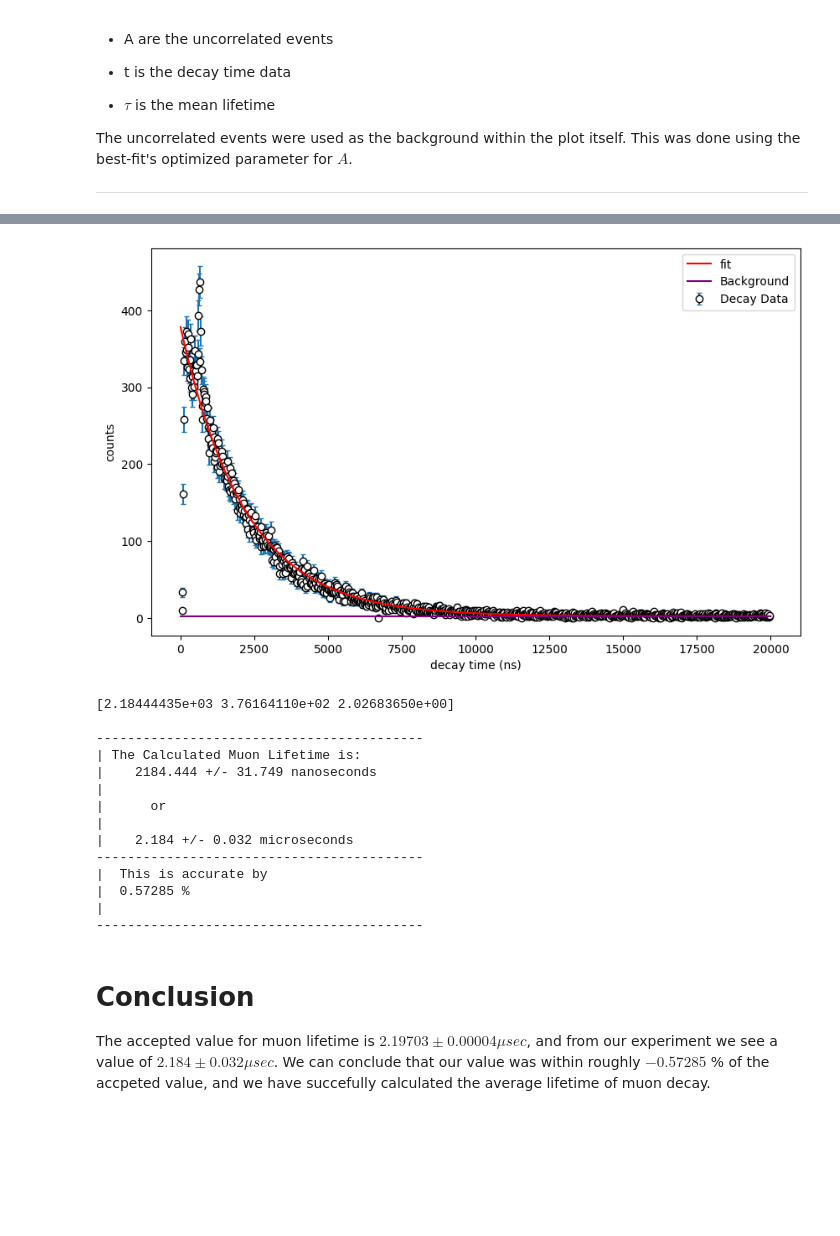
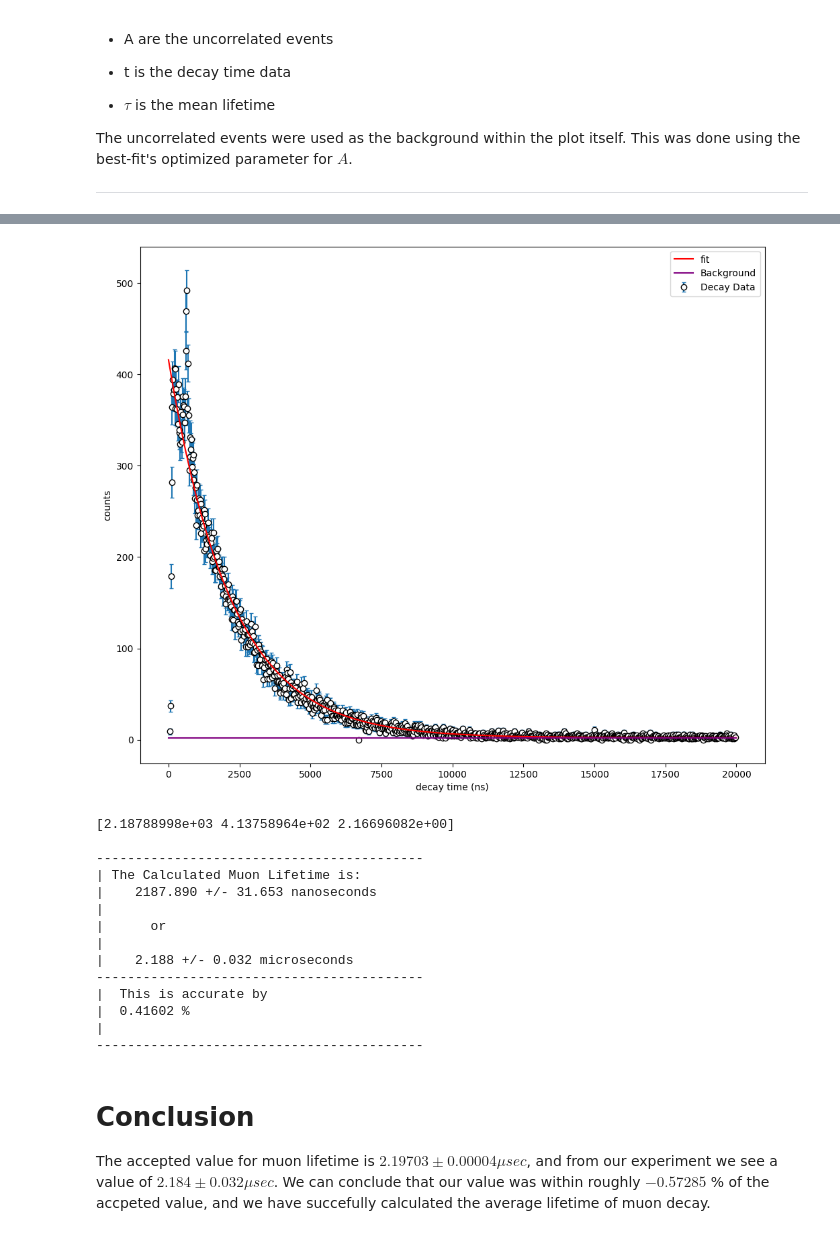
Before and after one commit to Galactikhan/Advacend_PHYS_Lab, a Jupyter notebook: Lab_3_Muon_Decay/Lab3_Draft_EvanB.ipynb, the cells around one changed output, grey strips where cells are left out. Saved outputs shown, nothing was run; the diff lists cells and outputs as text; code cells hidden in the pictures; blank space fills up the shorter version.

```diff
--- a/Lab_3_Muon_Decay/Lab3_Draft_EvanB.ipynb
+++ b/Lab_3_Muon_Decay/Lab3_Draft_EvanB.ipynb
@@ -54,7 +56,8 @@ Muon_Data_Files = ['23-10-30-16-26.data',
                    '23-11-13-15-59.data',
                    '23-11-15-15-50.data',
                    '23-11-17-16-43.data',
-                   '23-11-20-16-11.data']
+                   '23-11-20-16-11.data',
+                   '23-11-25-14-50.data']
 #########################################
 # Loop count
 number_files = len(Muon_Data_Files)
@@ -76,7 +79,7 @@ DecayTime_Initial = np.concatenate(Decay_Times_List)
 #
 ########################################
 # Remove values >= 40000 from DecayTime
-DecayTime = DecayTime_Initial[np.where((DecayTime_Initial>5) & (DecayTime_Initial < 40000))]
+DecayTime = DecayTime_Initial[np.where((DecayTime_Initial < 40000))]
 # %% [markdown]
 </br>
 </br>
@@ -148,7 +151,7 @@ i = 1          #
 # Call fit function ##################################################
 popt, pcov = curve_fit(Fit_Func, bin_centers[i:], counts[i:], guess) #
 # %%
-plt.figure(figsize=(10, 6))
+plt.figure(figsize=(12, 10))
 ###################
 # Plot Bin Height #
 ###################
@@ -226,46 +229,46 @@ print(popt) #######################
 #
 #################################
 # Extract Error from Covariance #
 perr = np.sqrt(np.diag(pcov))
 #################################
 #
 ####################
 # DecayTime Output #
 ####################
 # Accepted Value
 Muon_Decay_accepted_value = 2.19703
 # Accuracy with respect to accepted value
 Accuracy_percent = ((Muon_Decay_accepted_value - (popt[0]/1e3))/Muon_Decay_accepted_value)*100
 # Final Output
 Muon_Decay_Output = f"""
 {'-'*42}
 | The Calculated Muon Lifetime is:
 |    {popt[0]:.3f} +/- {perr[0]:.3f} nanoseconds
 |
 |      or
 |
 |    {popt[0]/1e3:.3f} +/- {perr[0]/1e3:.3f} microseconds
 {'-'*42}
 |  This is accurate by
 |  {Accuracy_percent:.5f} %
 |
 {'-'*42}
 """
 print(Muon_Decay_Output)
 # %% [output]
-[figure, old version]
+[figure, new version]
-[2.18444435e+03 3.76164110e+02 2.02683650e+00]
+[2.18788998e+03 4.13758964e+02 2.16696082e+00]
 
 ------------------------------------------
 | The Calculated Muon Lifetime is:
-|    2184.444 +/- 31.749 nanoseconds
+|    2187.890 +/- 31.653 nanoseconds
 |
 |      or
 |
-|    2.184 +/- 0.032 microseconds
+|    2.188 +/- 0.032 microseconds
 ------------------------------------------
 |  This is accurate by
-|  0.57285 %
+|  0.41602 %
 |
 ------------------------------------------
 # %% [markdown]
```
Also changed, not shown: parts of 2 cells of this notebook.
